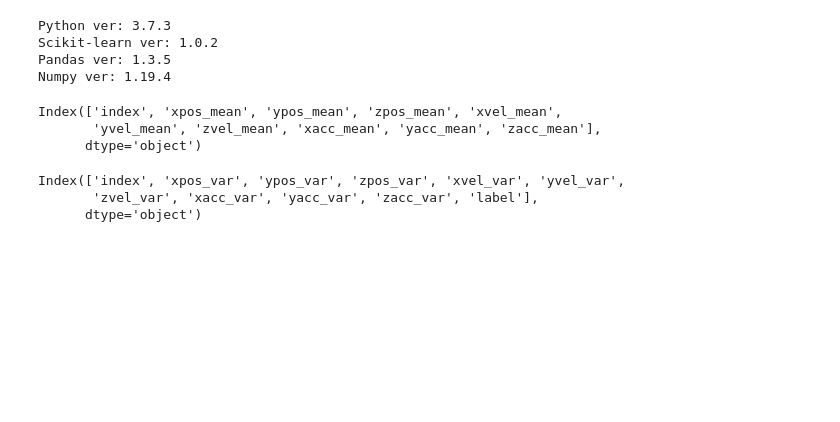
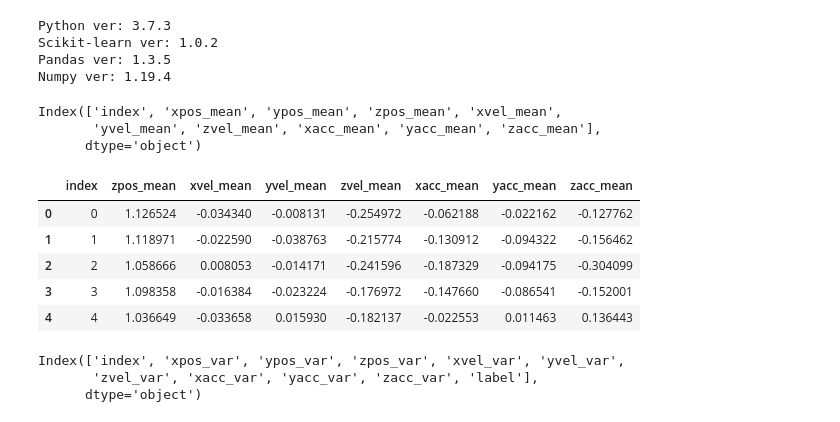
Before and after one commit to sijesimochi/Tugas-Akhir-FYS1, a Jupyter notebook: Model/Drop Xpos and Ypos/graphing.ipynb, the cells around one changed output. Saved outputs shown, nothing was run; the diff lists cells and outputs as text; code cells hidden in the pictures; blank space fills up the shorter version.

```diff
--- a/Model/Drop Xpos and Ypos/graphing.ipynb
+++ b/Model/Drop Xpos and Ypos/graphing.ipynb
@@ -43,6 +43,16 @@ mean_csv.columns
 Index(['index', 'xpos_mean', 'ypos_mean', 'zpos_mean', 'xvel_mean',
        'yvel_mean', 'zvel_mean', 'xacc_mean', 'yacc_mean', 'zacc_mean'],
       dtype='object')
+# %%
+mean_csv = mean_csv.drop(['xpos_mean','ypos_mean'], axis=1)
+mean_csv.head()
+# %% [output]
+|  | index | zpos_mean | xvel_mean | yvel_mean | zvel_mean | xacc_mean | yacc_mean | zacc_mean |
+| 0 | 0 | 1.126524 | -0.034340 | -0.008131 | -0.254972 | -0.062188 | -0.022162 | -0.127762 |
+| 1 | 1 | 1.118971 | -0.022590 | -0.038763 | -0.215774 | -0.130912 | -0.094322 | -0.156462 |
+| 2 | 2 | 1.058666 | 0.008053 | -0.014171 | -0.241596 | -0.187329 | -0.094175 | -0.304099 |
+| 3 | 3 | 1.098358 | -0.016384 | -0.023224 | -0.176972 | -0.147660 | -0.086541 | -0.152001 |
+| 4 | 4 | 1.036649 | -0.033658 | 0.015930 | -0.182137 | -0.022553 | 0.011463 | 0.136443 |
 # %%
 var_csv = var_csv.add_suffix("_var")
 var_csv.columns = var_csv.columns.str.replace("Unnamed: 0_var", 'index')
```
Also changed, not shown: parts of 8 cells of this notebook, 6 other files.
